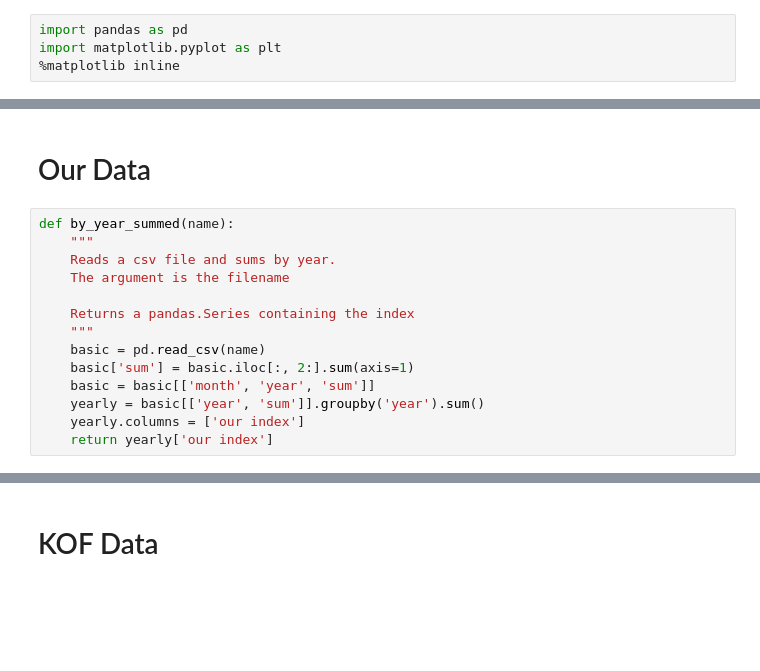
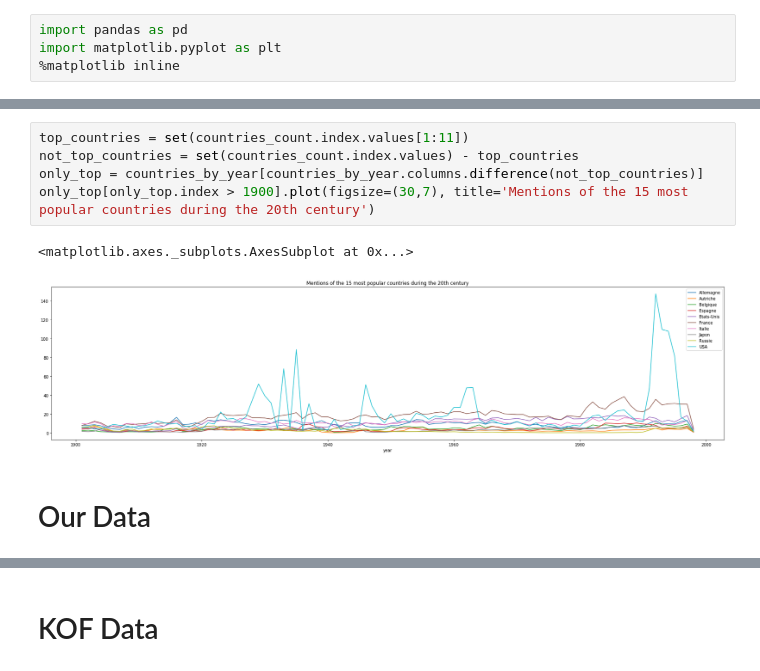
Before and after one commit to Amaumaury/shs-project, a Jupyter notebook: index_from_counts/IndexFromCSV.ipynb, the cells around one changed output, grey strips where cells are left out. Drawn from its saved outputs; the diff is of its cells as text; blank space fills up the shorter version.

```diff
--- a/index_from_counts/IndexFromCSV.ipynb
+++ b/index_from_counts/IndexFromCSV.ipynb
@@ -5,16 +45,10 @@ import matplotlib.pyplot as plt
+# %%
+top_countries = set(countries_count.index.values[1:11])
+not_top_countries = set(countries_count.index.values) - top_countries
+only_top = countries_by_year[countries_by_year.columns.difference(not_top_countries)]
+only_top[only_top.index > 1900].plot(figsize=(30,7), title='Mentions of the 15 most popular countries during the 20th century')
+# %% [output]
+<matplotlib.axes._subplots.AxesSubplot at 0x...>
+[figure, added]
 # %% [markdown]
 # Our Data
-# %%
-def by_year_summed(name):
-    """
-    Reads a csv file and sums by year.
-    The argument is the filename
-
-    Returns a pandas.Series containing the index
-    """
-    basic = pd.read_csv(name)
-    basic['sum'] = basic.iloc[:, 2:].sum(axis=1)
-    basic = basic[['month', 'year', 'sum']]
-    yearly = basic[['year', 'sum']].groupby('year').sum()
-    yearly.columns = ['our index']
-    return yearly['our index']
```
Also changed, not shown: parts of 21 cells of this notebook.
